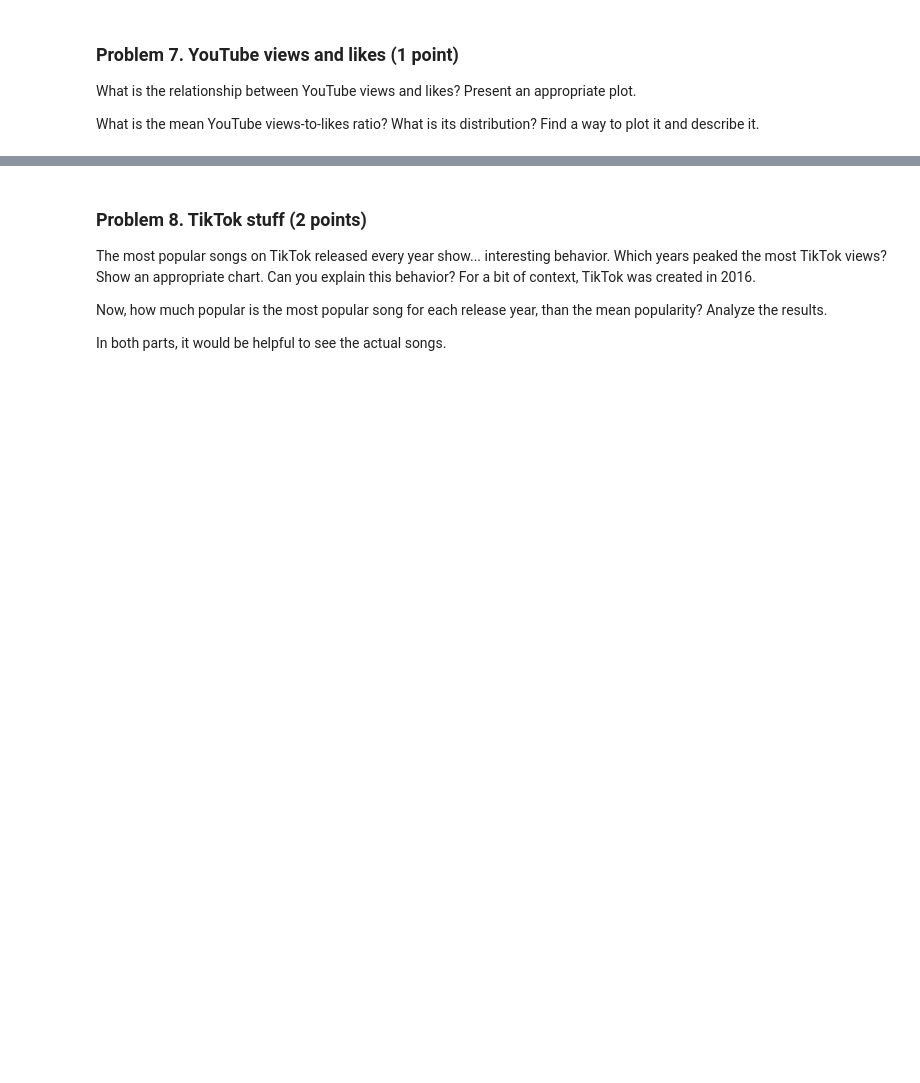
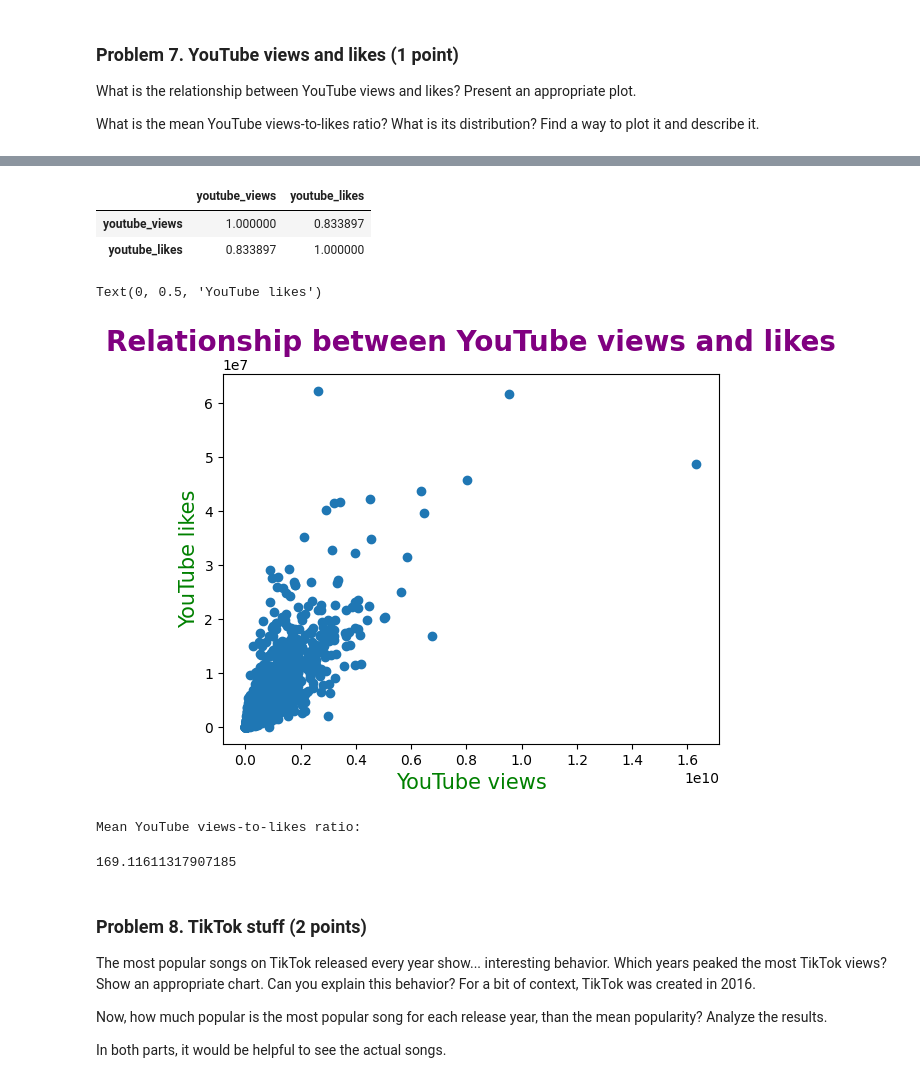
Before and after one commit to MurtadaAhmed/DataScience-Softuni, a Jupyter notebook: 5.Data Visualization. Exploratory Data Analysis/Data Visualization and EDA Lab.ipynb, the cells around one changed output, grey strips where cells are left out. Cells and saved outputs as stored; diff of their text form; code cells hidden in the pictures; blank space fills up the shorter version.

```diff
--- a/5.Data Visualization. Exploratory Data Analysis/Data Visualization and EDA Lab.ipynb
+++ b/5.Data Visualization. Exploratory Data Analysis/Data Visualization and EDA Lab.ipynb
@@ -235,0 +416,2 @@ Is there any connection (correlation) between users adding a song to playlists i
+# %%
+data_edited.spotify_playlist_count = data_edited.spotify_playlist_count.str.replace(",", "").astype(float)
@@ -241,3 +455,26 @@ What is the mean YouTube views-to-likes ratio? What is its distribution? Find a
+# %%
+data_edited.youtube_views = data_edited.youtube_views.str.replace(",", "").astype(float)
+data_edited.youtube_likes = data_edited.youtube_likes.str.replace(",", "").astype(float)
+# %%
+data_edited[["youtube_views", "youtube_likes"]].corr()
+# %% [output]
+|  | youtube_views | youtube_likes |
+| youtube_views | 1.000000 | 0.833897 |
+| youtube_likes | 0.833897 | 1.000000 |
+# %%
+plt.scatter(data_edited.youtube_views, data_edited.youtube_likes)
+plt.title("Relationship between YouTube views and likes", fontsize=20, color="purple", fontweight="bold")
+plt.xlabel("YouTube views", fontsize=15, color="green")
+plt.ylabel("YouTube likes", fontsize=15, color="green")
+# %% [output]
+Text(0, 0.5, 'YouTube likes')
+[figure, added]
+# %%
+print("Mean YouTube views-to-likes ratio:")
+(data_edited['youtube_views'] / data_edited['youtube_likes']).mean()
+# %% [output]
+Mean YouTube views-to-likes ratio:
+169.11611317907185
 # %% [markdown]
 ### Problem 8. TikTok stuff (2 points)
 The most popular songs on TikTok released every year show... interesting behavior. Which years peaked the most TikTok views? Show an appropriate chart. Can you explain this behavior? For a bit of context, TikTok was created in 2016.
```
Also changed, not shown: parts of 26 cells of this notebook, 1 other file.
